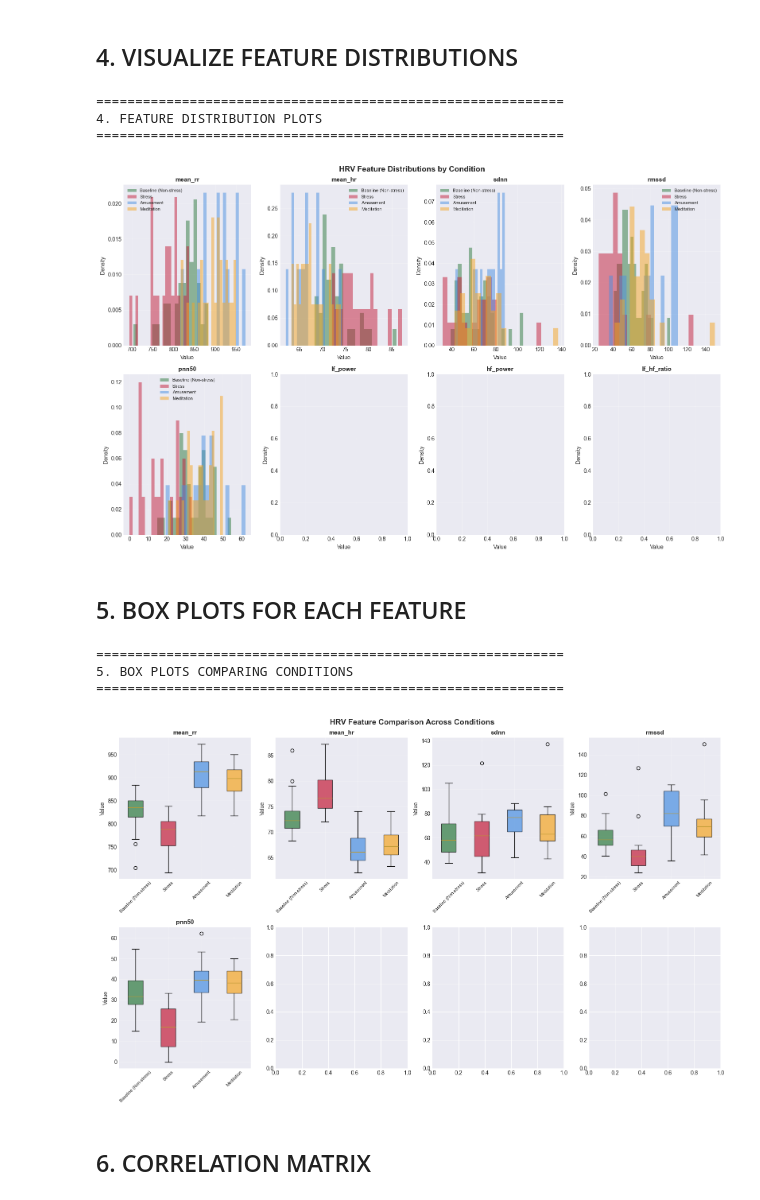
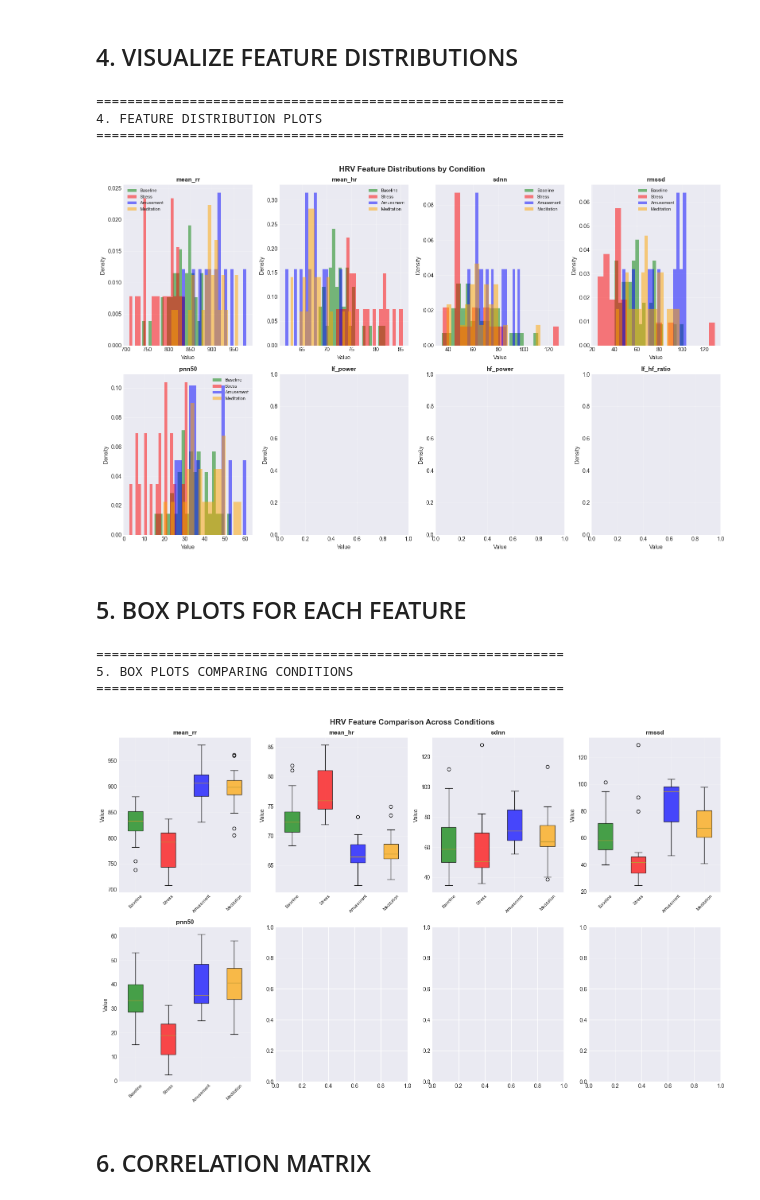
Before and after one commit to ahmedhassan187/ECG-to-stress, a Jupyter notebook: notebooks/02_feature_visualization.ipynb, the cells around one changed output. Saved outputs shown, nothing was run; the diff lists cells and outputs as text; code cells hidden in the pictures.

```diff
--- a/notebooks/02_feature_visualization.ipynb
+++ b/notebooks/02_feature_visualization.ipynb
@@ -24,6 +24,22 @@ feature_extractor = Features(fs=700)
 viz = Visualization()
 plt.style.use('seaborn-v0_8-darkgrid')
 sns.set_palette("husl")
+
+# Label mappings and colors (defined once here so all cells can use them)
+label_names = {
+    0: "Transition/Unknown",
+    1: "Baseline",
+    2: "Stress",
+    3: "Amusement",
+    4: "Meditation"
+}
+
+label_colors = {
+    1: "green",
+    2: "red",
+    3: "blue",
+    4: "orange"
+}
 # %% [markdown]
 ## 1. Load data
 # %%
@@ -157,40 +257,39 @@ display(summary_stats.round(3))
 # %%
 print("\n" + "="*60)
 print("4. FEATURE DISTRIBUTION PLOTS")
 print("="*60)
 
 # Plot distributions for each feature
 fig, axes = plt.subplots(2, 4, figsize=(16, 10))
 axes = axes.flatten()
 
 for idx, feature in enumerate(feature_cols):
     ax = axes[idx]
 
     for label_id in [1, 2, 3, 4]:
-        if label_id in features_by_condition and len(features_by_condition[label_id]) > 0:
-            data = features_by_condition[label_id][feature].dropna()
-            if len(data) > 0:
-                ax.hist(data, bins=20, alpha=0.5,
-                       color=label_colors[label_id],
-                       label=label_names[label_id],
-                       density=True)
+        data = df_clean[df_clean['label'] == label_id][feature].dropna()
+        if len(data) > 0:
+            ax.hist(data, bins=20, alpha=0.5,
+                    color=label_colors[label_id],
+                    label=label_names[label_id],
+                    density=True)
 
     ax.set_title(feature, fontsize=11, fontweight='bold')
     ax.set_xlabel('Value')
     ax.set_ylabel('Density')
     ax.legend(fontsize=8)
     ax.grid(True, alpha=0.3)
 
 plt.suptitle('HRV Feature Distributions by Condition', fontsize=14, fontweight='bold')
 plt.tight_layout()
 plt.show()
 # %% [output]
 ============================================================
 4. FEATURE DISTRIBUTION PLOTS
 ============================================================
-[figure, old version]
+[figure, new version]
-# %% [markdown]
-## 5. BOX PLOTS FOR EACH FEATURE
+# %% [markdown]
+## 5. BOX PLOTS FOR EACH FEATURE
 # %%
 print("\n" + "="*60)
 print("5. BOX PLOTS COMPARING CONDITIONS")
@@ -208,20 +307,21 @@ for idx, feature in enumerate(feature_cols):
     labels_to_plot = []
 
     for label_id in [1, 2, 3, 4]:
-        if label_id in features_by_condition and len(features_by_condition[label_id]) > 0:
-            data = features_by_condition[label_id][feature].dropna()
+        label_df = df_clean[df_clean['label'] == label_id]
+        if len(label_df) > 0:
+            data = label_df[feature].dropna()
             if len(data) > 0:
                 data_to_plot.append(data.values)  # Convert to array
                 labels_to_plot.append(label_names[label_id])
 
     # Check if we have data to plot
     if len(data_to_plot) > 0:
-        # Create box plot - FIX: use 'labels' as keyword argument
+        # Create box plot
         bp = ax.boxplot(data_to_plot, labels=labels_to_plot, patch_artist=True)
 
         # Color the boxes
         for i, box in enumerate(bp['boxes']):
-            if i < len(label_colors):
+            if i < len(labels_to_plot):
                 # Get the label_id for this box
                 label_id = [1, 2, 3, 4][i]
                 box.set_facecolor(label_colors[label_id])
@@ -239,7 +339,7 @@ plt.show()
 ============================================================
 5. BOX PLOTS COMPARING CONDITIONS
 ============================================================
-[figure, old version]
+[figure, new version]
 # %% [markdown]
 ## 6. CORRELATION MATRIX
 # %%
```
Also changed, not shown: parts of 20 cells of this notebook, 7 other files.
